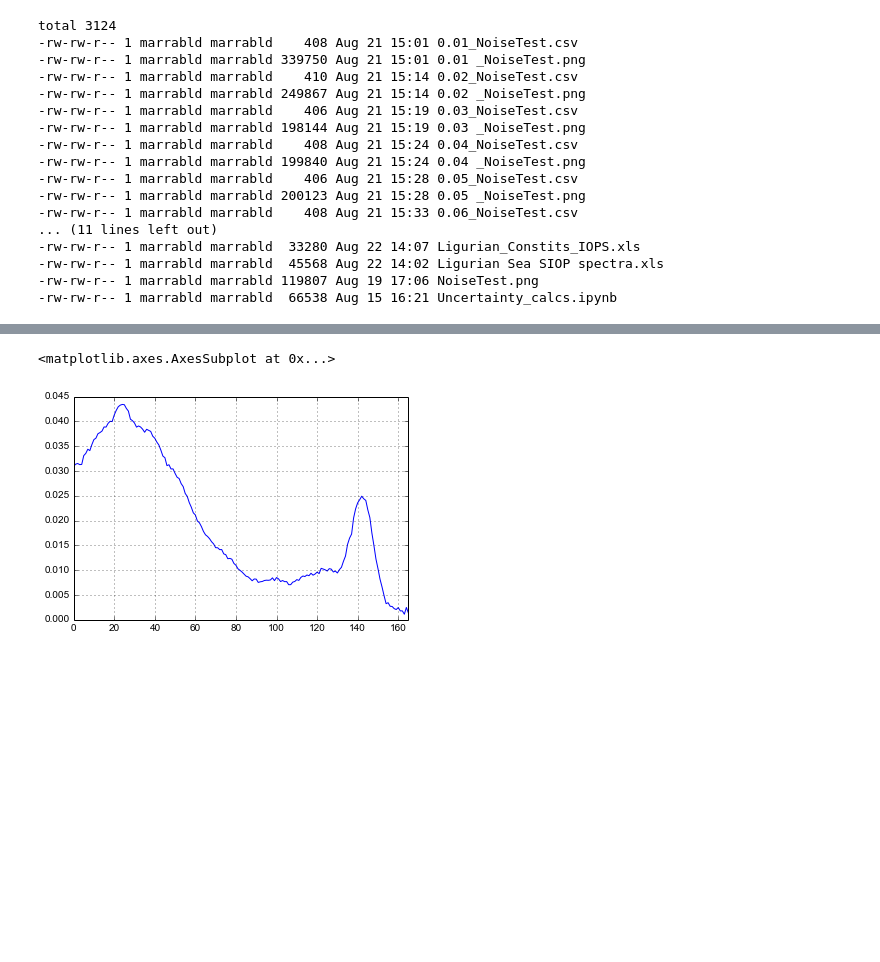
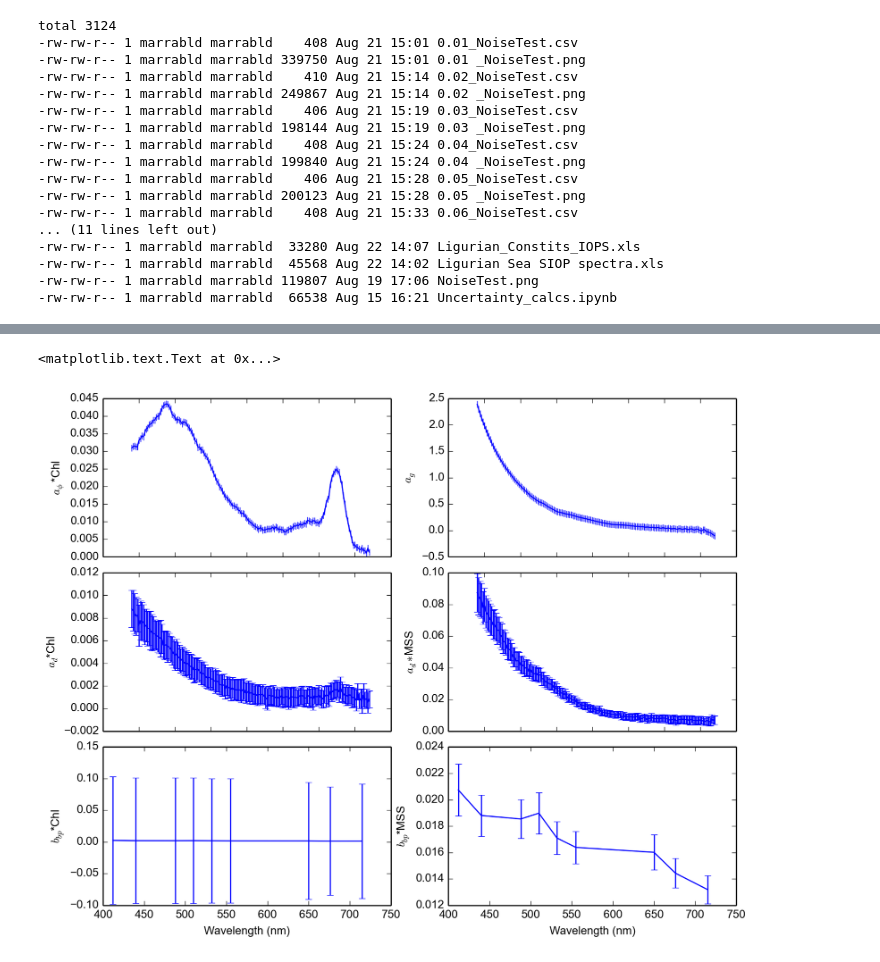
Before and after one commit to marrabld/bootstrappy, a Jupyter notebook: scripts/bootstrap_test.ipynb, the cells around one changed output, grey strips where cells are left out. Drawn from its saved outputs; the diff is of its cells as text; code cells hidden in the pictures; blank space fills up the shorter version.

```diff
--- a/scripts/bootstrap_test.ipynb
+++ b/scripts/bootstrap_test.ipynb
@@ -570,5 +551,0 @@ Name: wavelength, Length: 166, dtype: int64
-# %%
-siops['aph*Chl'].plot()
-# %% [output]
-<matplotlib.axes.AxesSubplot at 0x...>
-[figure, removed]
@@ -577,0 +552,38 @@ siops['aph*Chl'].plot()
+# %%
+pylab.rcParams['figure.figsize'] = (10.0, 8.0)
+matplotlib.rcParams['savefig.dpi'] = 200
+wavelength = siops['wavelength']
+
+f, ((ax1, ax2), (ax3, ax4), (ax5, ax6)) = pylab.subplots(3,2)
+f.subplots_adjust(hspace=0.1)
+#f.subplots_adjust(wspace=0.2)
+
+#==========
+# Set up the plots
+#==========
+
+ax1.errorbar(wavelength, siops['aph*Chl'], xerr=siops['95%CI.1'])
+ax1.set_ylabel('$a_\phi$*Chl')
+setp( ax1.get_xticklabels(), visible=False)
+ax2.errorbar(wavelength, siops['a*CDOM'], xerr=siops['95%CI'])
+ax2.set_ylabel('$a_{g}$')
+setp( ax2.get_xticklabels(), visible=False)
+ax3.errorbar(siops['wavelength.1'], siops['adet*Chl'], siops['95%CI.2'])
+ax3.set_ylabel('$a_{d}$*Chl')
+setp( ax3.get_xticklabels(), visible=False)
+ax4.errorbar(siops['wavelength.2'], siops['adet*MSS'], siops['95%CI.3'])
+ax4.set_ylabel('$a_{d}*$MSS')
+setp( ax4.get_xticklabels(), visible=False)
+#ax5.errorbar(siops['wavelength.3'], siops['bp*Chl'], siops['95%CI.4'])
+#ax6.errorbar(siops['wavelength.4'], siops['bp*MSS'], siops['95%CI.5'])
+ax5.errorbar(siops['wavelength.5'], siops['bbp*Chl'], siops['95%CI.5'])
+ax5.set_ylabel('$b_{bp}$*Chl')
+ax5.set_xlabel('Wavelength (nm)')
+ax6.errorbar(siops['wavelength.5'], siops['bbp*MSS'], siops['95%CI.6'])
+ax6.set_ylabel('$b_{bp}$*MSS')
+ax6.set_xlabel('Wavelength (nm)')
+#print(wavelength.shape)
+#siops['aph*Chl'].plot(x=wavelength, yerr=siops['95%CI.1'])
+# %% [output]
+<matplotlib.text.Text at 0x...>
+[figure, added]
```
Also changed, not shown: parts of 9 cells of this notebook, 1 other file.
